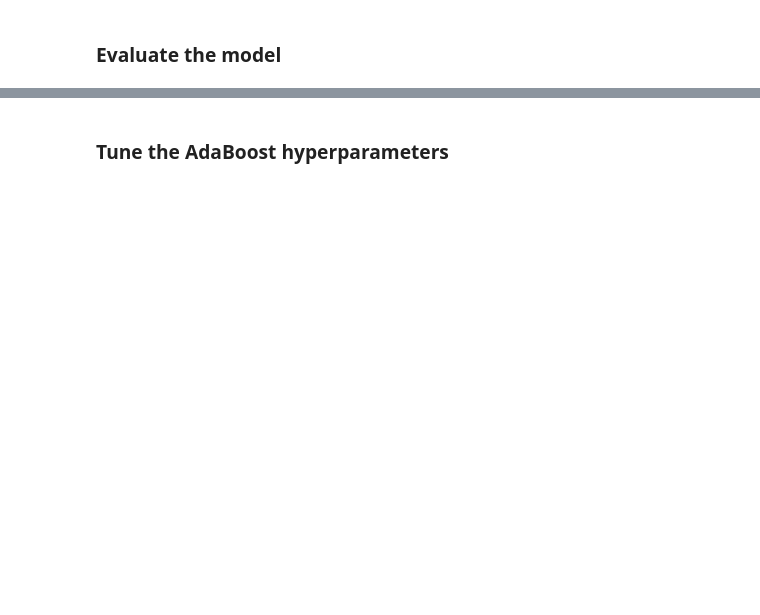
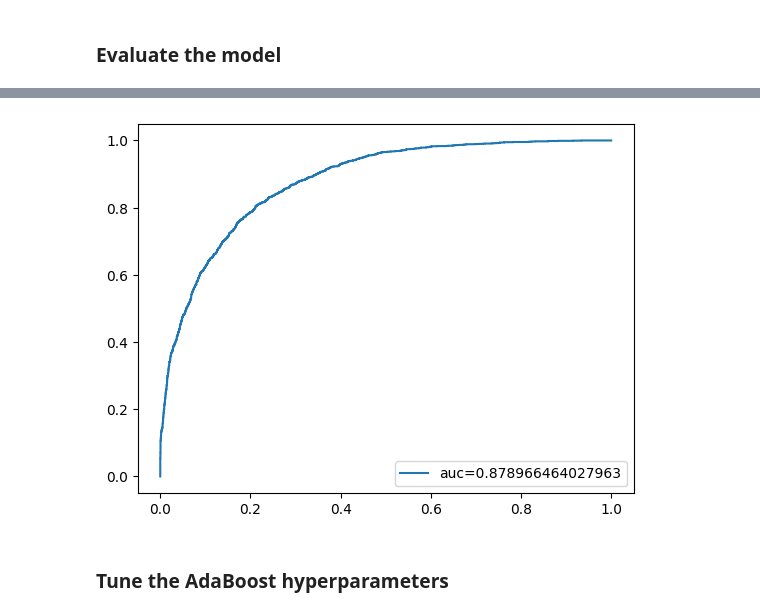
Before and after one commit to braeden-reinoso/Air-Toxin-Risk-in-Marginalized-Communities, a Jupyter notebook: Models/AdaBoost/AdaBoost.ipynb, the cells around one changed output, grey strips where cells are left out. Cells and saved outputs as stored; diff of their text form; code cells hidden in the pictures; blank space fills up the shorter version.

Commit message:
updated AdaBoost and Logistic Regression model

```diff
--- a/Models/AdaBoost/AdaBoost.ipynb
+++ b/Models/AdaBoost/AdaBoost.ipynb
@@ -196,3 +224,17 @@ F1 score : 0.6967213114754098
+# %%
+# Receiver Operating Characteristic(ROC) curve is a plot of the true positive rate against the false positive rate.
+# It shows the tradeoff between sensitivity and specificity.
+
+fpr, tpr, _ = roc_curve(y_val,  y_prob)
+auc = roc_auc_score(y_val, y_prob)
+plt.plot(fpr,tpr,label="auc="+str(auc))
+plt.legend(loc=4)
+plt.show()
+
+# he Area Under the Curve (AUC) is the measure of the ability of a binary classifier to distinguish between classes and is used as a summary of the ROC curve.
+# The higher the AUC, the better the model's performance at distinguishing between the positive and negative classes.
+# %% [output]
+[figure, added]
 # %% [markdown]
 ### Tune the AdaBoost hyperparameters
 # %%
```
Also changed, not shown: parts of 33 cells of this notebook.
